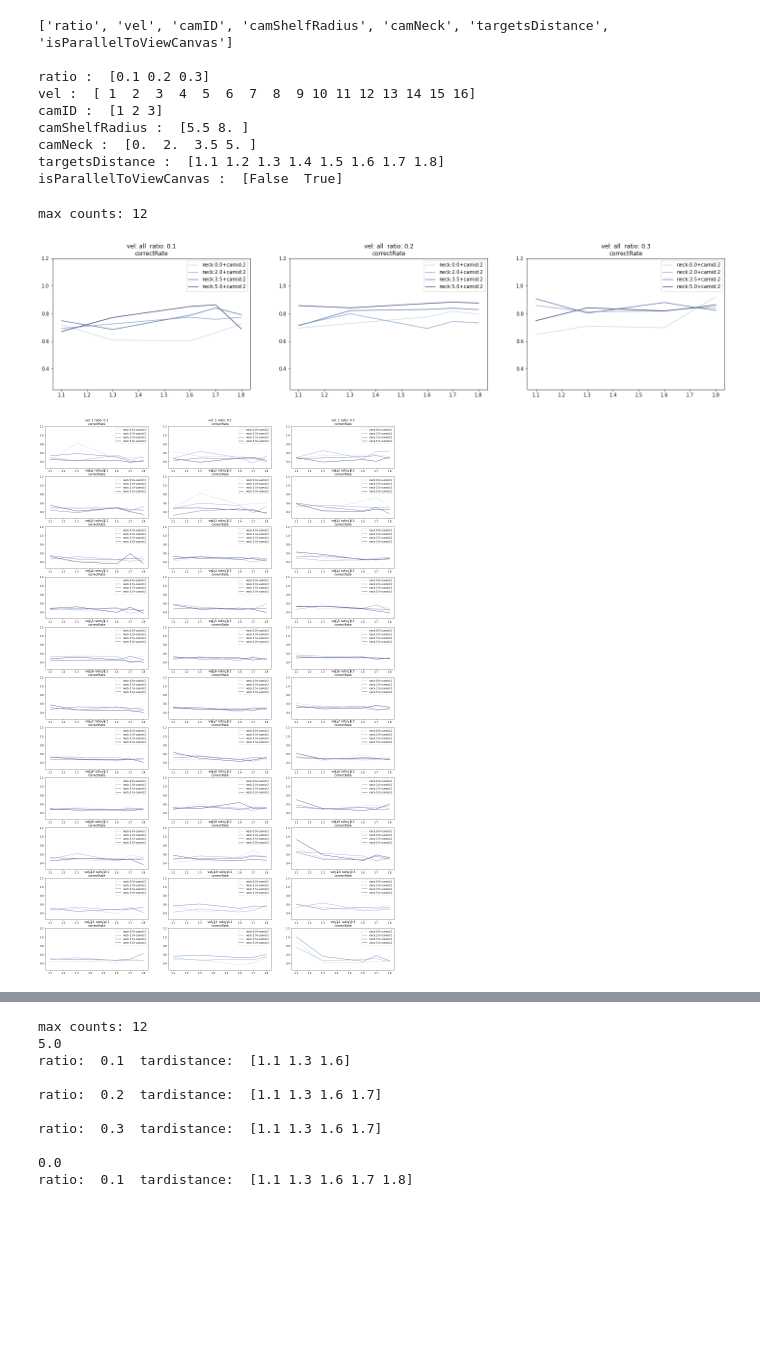
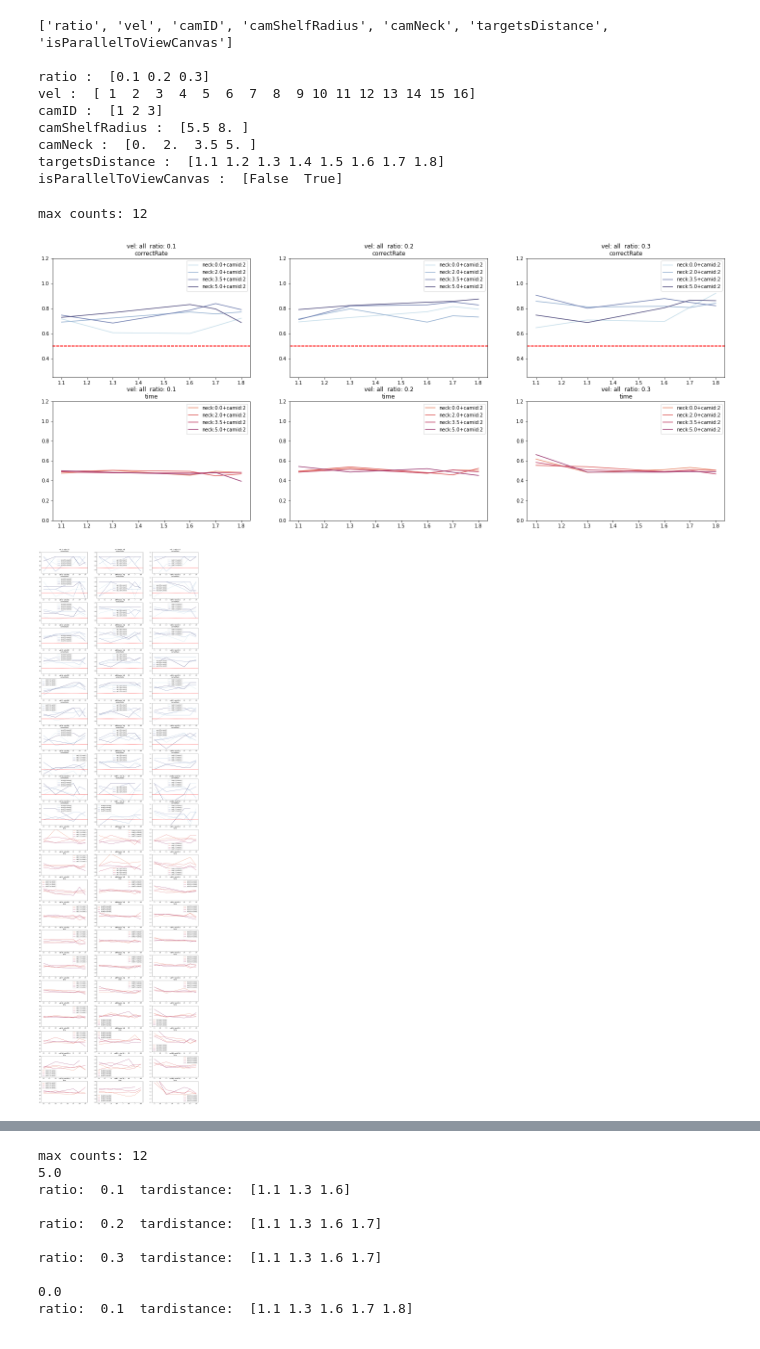
Before and after one commit to ZHTis/count, a Jupyter notebook: datajohn/datajohn.ipynb, the cells around one changed output, grey strips where cells are left out. Cells and saved outputs as stored; diff of their text form; code cells hidden in the pictures; blank space fills up the shorter version.

```diff
--- a/datajohn/datajohn.ipynb
+++ b/datajohn/datajohn.ipynb
@@ -72,7 +70,7 @@ grouped = data.drop(columns=['trial','initTime']).groupby(control)
 grouped_data = pd.merge(grouped.mean().reset_index(),grouped.size().reset_index(name='counts'))
 grouped_data.rename(columns={'touchTime':'mean_touchTime','isCorrect':'correctRate'},inplace=True)
 print('max counts: '+str(grouped_data['counts'].max()))
-gata = grouped_data.loc[(grouped_data['counts'] >= 3) &
+gata = grouped_data.loc[(grouped_data['counts'] >= 2) &
                     (grouped_data['camShelfRadius'] ==5.5) &
                     (grouped_data['isParallelToViewCanvas'] == True)
                     ] #控制变量
@@ -90,7 +88,7 @@ gataa = gata.groupby(['targetsDistance','camID','camNeck','ratio']).mean().reset
 camid=gataa['camID'].unique()
 camneck = gataa['camNeck'].unique()
 listofratio=gataa['ratio'].unique()
-figa,axsa = plt.subplots(2,3, figsize=(25, 5))
+figa,axsa = plt.subplots(2,3, figsize=(25, 10))
 
 for a,ao in enumerate(listofratio):
     gataa_axs= gataa.loc[gataa['ratio']==ao]
@@ -100,37 +98,45 @@ for a,ao in enumerate(listofratio):
                     (gataa_axs['camNeck']==neck)]
             axsa[0,a].plot(gataa_toplt['targetsDistance'],gataa_toplt['correctRate'],label=f"neck:{neck}+camid:{id}",color = color[n],linestyle = linestyle[i])
             axsa[0,a].set_ylim(0.25, 1.2)
+            axsa[0,a].axhline(y=0.5, color='red',linestyle = 'dashed')
             axsa[0,a].legend()
             axsa[0,a].set_title('vel: all '+' ratio: '+str(round(ao,1))+'\n'+'correctRate')
 
-            axsa[1,a].plot(gataa_toplt['targetsDistance'],gataa_toplt['correctRate'],label=f"neck:{neck}+camid:{id}",color = colort[n],linestyle = linestyle[i])
+            axsa[1,a].plot(gataa_toplt['targetsDistance'],gataa_toplt['mean_touchTime'],label=f"neck:{neck}+camid:{id}",color = colort[n],linestyle = linestyle[i])
             axsa[1,a].set_ylim(0, 1.2)
             axsa[1,a].legend()
             axsa[1,a].set_title('vel: all '+' ratio: '+str(round(ao,1))+'\n'+'time')
 
 
 ##### vel every
 camid=gata['camID'].unique()
 camneck = gata['camNeck'].unique()
 vel = gata['vel'].unique()
 listofratio = gata['ratio'].unique()
 
-fig,axs = plt.subplots(len(vel),3, figsize=(25, 40))
+fig,axs = plt.subplots(len(vel)*2,3, figsize=(25, 90))
 for v,velocity in enumerate(vel):
     for r, ratio in enumerate(listofratio):
         gata_toplt= gata.loc[(gata['vel']==velocity)&
                         (gata['ratio']==ratio)]
 
         for n, neck in enumerate(camneck):
             for i,id in enumerate(camid):
                 view_group= gata_toplt.loc[(gata['camID']==id) &
                     (gata['camNeck']==neck)]
                 axs[v,r].plot(view_group['targetsDistance'],view_group['correctRate'],label=f"neck:{neck}+camid:{id}",
                               color = color[n],linestyle = linestyle[i])
                 axs[v,r].set_ylim(0.25, 1.2)
+                axs[v,r].axhline(y=0.5, color='red',linestyle = 'dashed')
                 axs[v,r].legend()
                 axs[v,r].set_title('vel: '+str(velocity)+' ratio: '+str(round(ratio,1))+'\n'+'correctRate')
+
+                axs[v+len(vel),r].plot(view_group['targetsDistance'],view_group['mean_touchTime'],label=f"neck:{neck}+camid:{id}",
+                              color = colort[n],linestyle = linestyle[i])
+                axs[v+len(vel),r].set_ylim(0.2, 0.8)
+                axs[v+len(vel),r].legend()
+                axs[v+len(vel),r].set_title('vel: '+str(velocity)+' ratio: '+str(round(ratio,1))+'\n'+'time')
 # %% [output]
 max counts: 12
-[figure, old version]
+[figure, new version]
-[figure, old version]
+[figure, new version]
```
Also changed, not shown: parts of 4 cells of this notebook, 4 other files.
